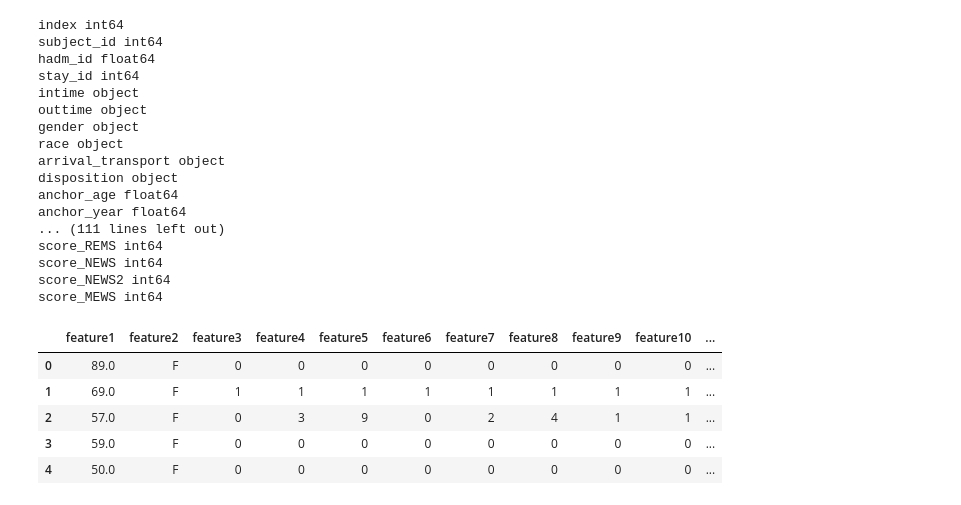
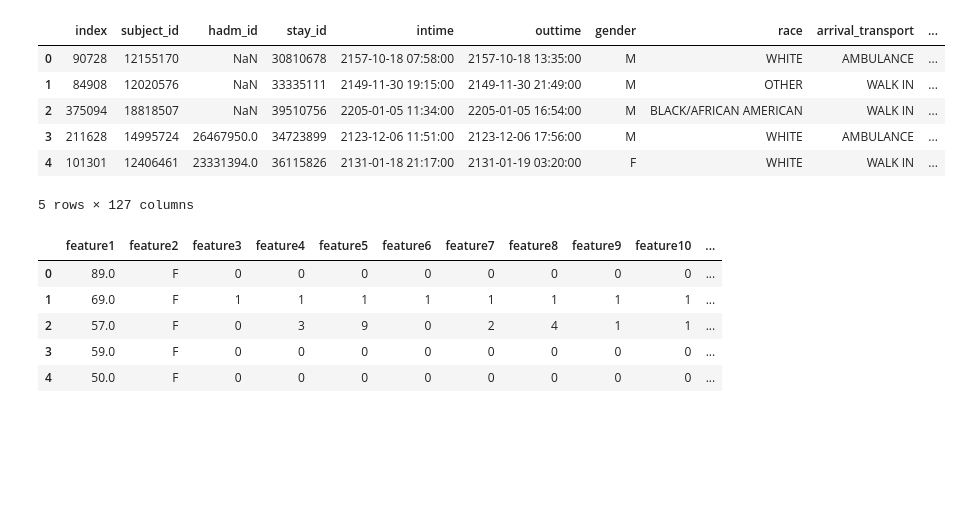
Before and after one commit to olavodd42/gpt_ed_assistant, a Jupyter notebook: scripts/data_analysis.ipynb, the cells around one changed output. Drawn from its saved outputs; the diff is of its cells as text; code cells hidden in the pictures; blank space fills up the shorter version.

```diff
--- a/scripts/data_analysis.ipynb
+++ b/scripts/data_analysis.ipynb
@@ -9,26 +9,15 @@ df_train = pd.read_csv(os.path.join(dataset_path, 'train.csv'))
 # df_val = pd.read_csv(os.path.join(dataset_path, 'valid.csv'))
 df_test = pd.read_csv(os.path.join(dataset_path, 'test.csv'))
 # %%
-for col, type in df_train.dtypes.items():
-    print(col, type)
+df_train.head()
 # %% [output]
+|  | index | subject_id | hadm_id | stay_id | intime | outtime | gender | race | arrival_transport | ... |
+| 0 | 90728 | 12155170 | NaN | 30810678 | 2157-10-18 07:58:00 | 2157-10-18 13:35:00 | M | WHITE | AMBULANCE | ... |
+| 1 | 84908 | 12020576 | NaN | 33335111 | 2149-11-30 19:15:00 | 2149-11-30 21:49:00 | M | OTHER | WALK IN | ... |
+| 2 | 375094 | 18818507 | NaN | 39510756 | 2205-01-05 11:34:00 | 2205-01-05 16:54:00 | M | BLACK/AFRICAN AMERICAN | WALK IN | ... |
+| 3 | 211628 | 14995724 | 26467950.0 | 34723899 | 2123-12-06 11:51:00 | 2123-12-06 17:56:00 | M | WHITE | AMBULANCE | ... |
+| 4 | 101301 | 12406461 | 23331394.0 | 36115826 | 2131-01-18 21:17:00 | 2131-01-19 03:20:00 | F | WHITE | WALK IN | ... |
-index int64
-subject_id int64
-hadm_id float64
-stay_id int64
-intime object
-outtime object
-gender object
-race object
-arrival_transport object
-disposition object
-anchor_age float64
-anchor_year float64
-... (111 lines left out)
-score_REMS int64
-score_NEWS int64
-score_NEWS2 int64
-score_MEWS int64
+5 rows × 127 columns
 # %%
 df_val.head()
 # %% [output]
```
Also changed, not shown: 2 other files.
